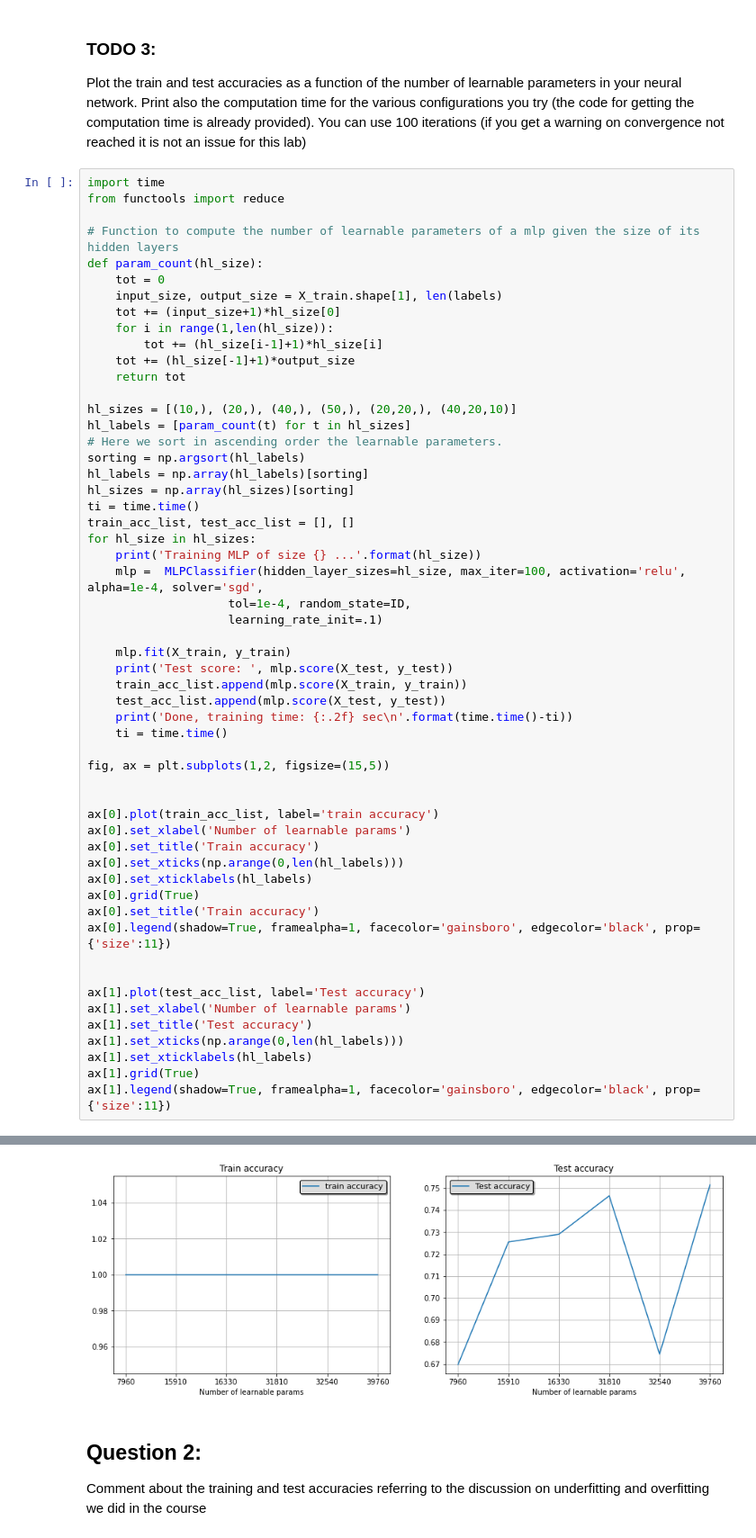
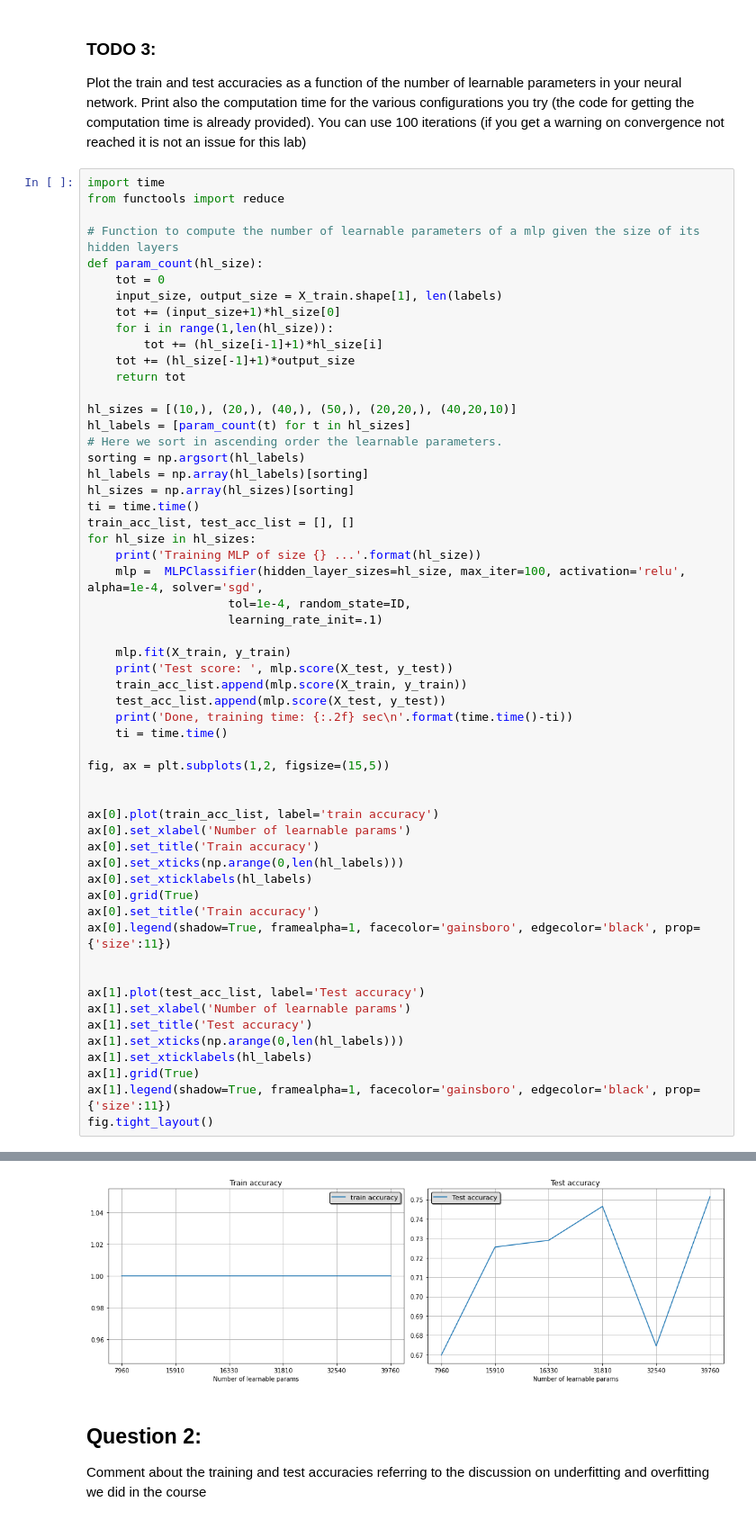
Before and after one commit to tommasoamico/machine_learning, a Jupyter notebook: lab3/LAB3_Characters_Classification_with_Neural_Networks.ipynb, the cells around one changed output, grey strips where cells are left out. Shown at 90% size. Saved outputs shown, nothing was run; the diff lists cells and outputs as text.

```diff
--- a/lab3/LAB3_Characters_Classification_with_Neural_Networks.ipynb
+++ b/lab3/LAB3_Characters_Classification_with_Neural_Networks.ipynb
@@ -295,6 +295,7 @@ ax[1].set_xticks(np.arange(0,len(hl_labels)))
 ax[1].set_xticklabels(hl_labels)
 ax[1].grid(True)
 ax[1].legend(shadow=True, framealpha=1, facecolor='gainsboro', edgecolor='black', prop={'size':11})
+fig.tight_layout()
 # %% [output]
 Training MLP of size (10,) ...
 Test score:  0.66975
@@ -318,4 +318,4 @@ Done, training time: 0.41 sec
-[figure, old version]
+[figure, new version]
 # %% [markdown]
 ## Question 2:
 
```
Also changed, not shown: parts of 15 cells of this notebook.
